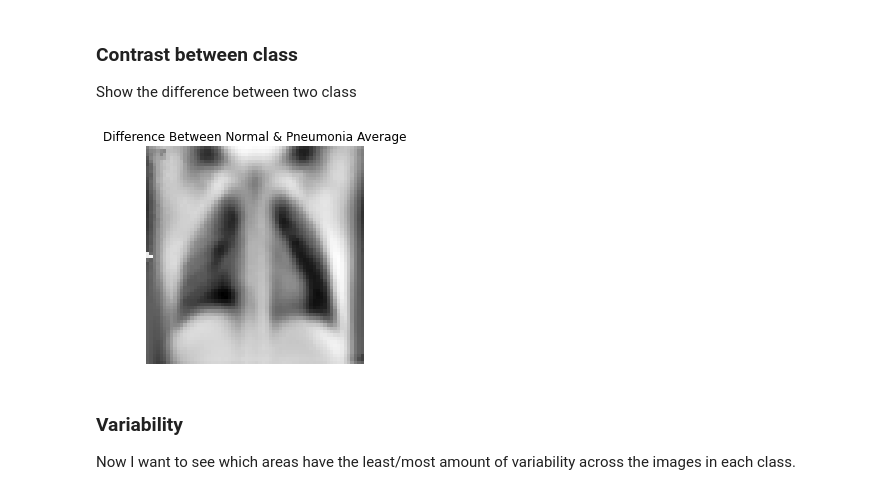
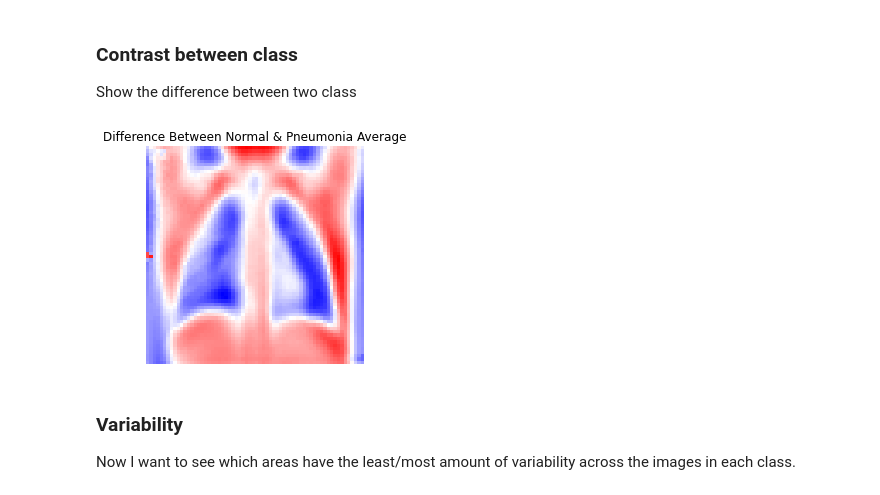
Before and after one commit to stereopickle/pneumonia_img_classification, a Jupyter notebook: 010.EDA.ipynb, the cells around one changed output. Saved outputs shown, nothing was run; the diff lists cells and outputs as text; code cells hidden in the pictures.

Commit message:
changed the color for contrast image

```diff
--- a/010.EDA.ipynb
+++ b/010.EDA.ipynb
@@ -128,12 +128,12 @@ The average images clearly show the cloud on pneumonia X-rays making it difficul
 Show the difference between two class
 # %%
 contrast_mean = norm_mean - pneu_mean
-plt.imshow(contrast_mean[0], cmap='Greys_r')
+plt.imshow(contrast_mean[0], cmap='bwr')
 plt.title(f'Difference Between Normal & Pneumonia Average')
 plt.axis('off')
 plt.show()
 # %% [output]
-[figure, old version]
+[figure, new version]
 # %% [markdown]
 ### Variability
 Now I want to see which areas have the least/most amount of variability across the images in each class.
```
Also changed, not shown: 1 other file.
